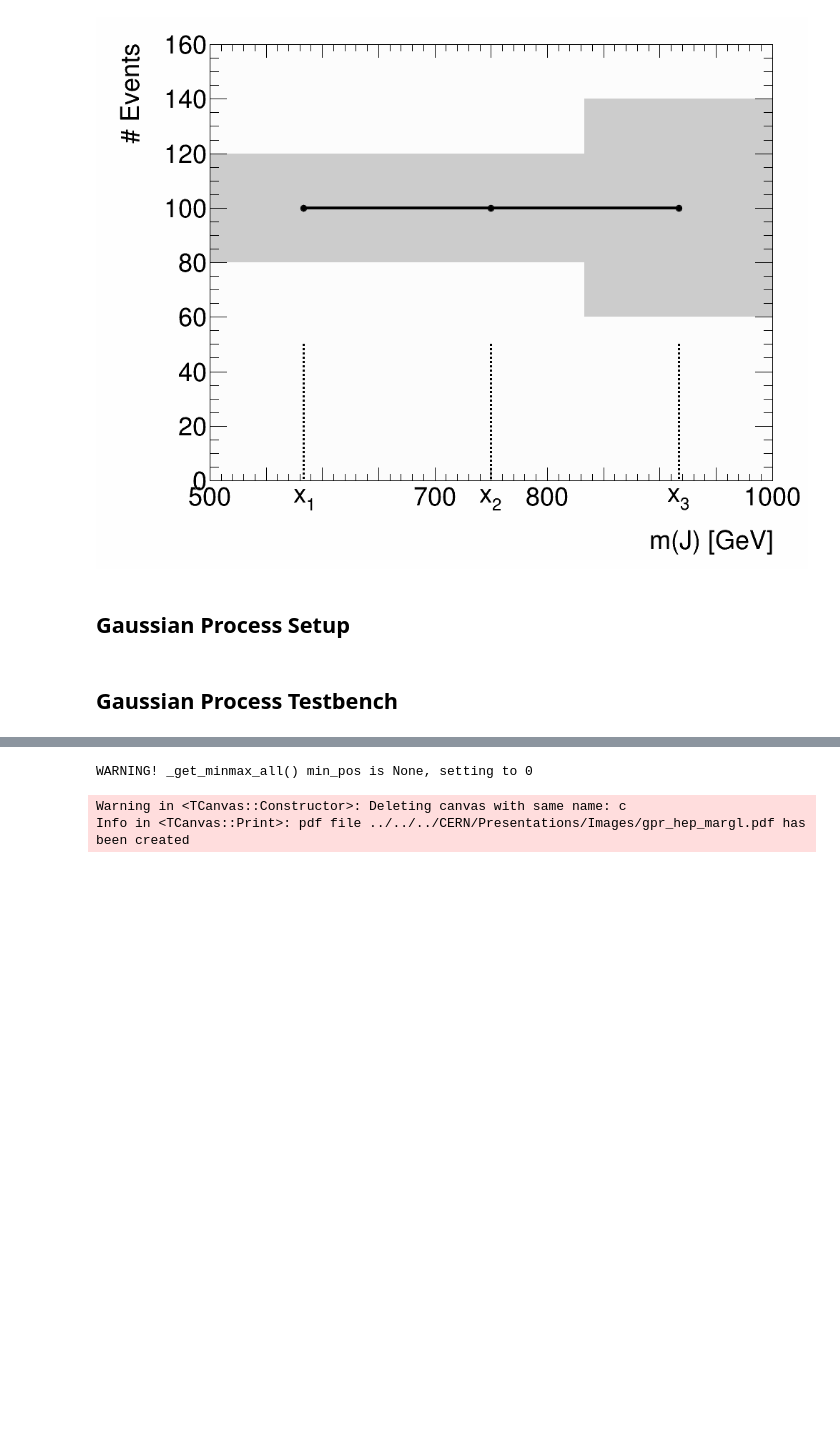
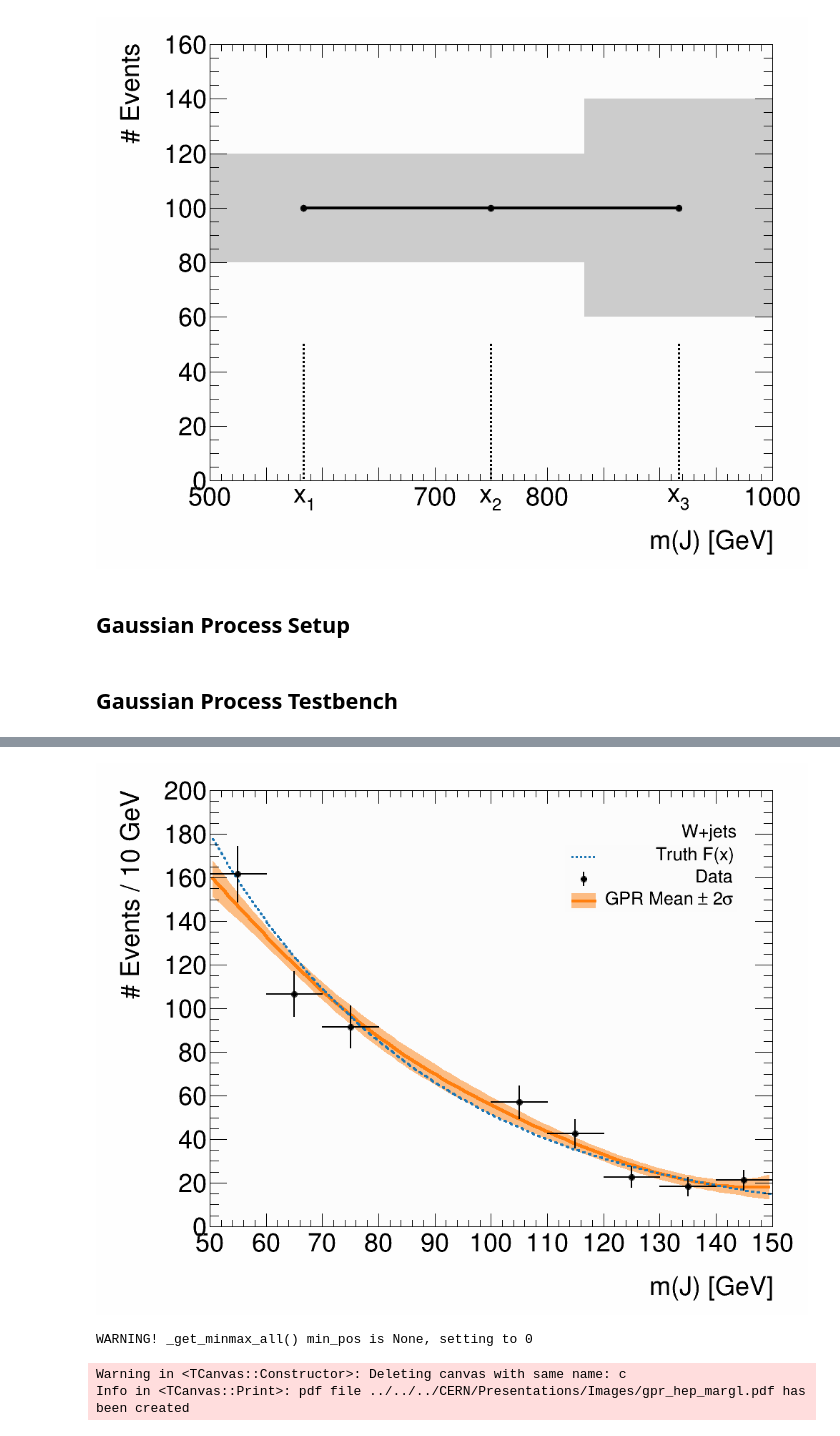
Before and after one commit to riley-x/GaussianProcessExample, a Jupyter notebook: hep.ipynb, the cells around one changed output, grey strips where cells are left out. Cells and saved outputs as stored; diff of their text form; code cells hidden in the pictures; blank space fills up the shorter version.

```diff
--- a/hep.ipynb
+++ b/hep.ipynb
@@ -8,7 +8,8 @@ import numpy as np
 from plotting import plot
 import random
 # %%
-plot_dir = '../../../CERN/Presentations/Images/' # Set this to None to not save plot images
+# plot_dir = '../../../CERN/Presentations/Images/' # Set this to None to not save plot images
+plot_dir = '../../../CERN/Notebook/Thesis/figs/vjets_fitting/' # Set this to None to not save plot images
 
 def save(c, file_name):
     if plot_dir:
@@ -74,9 +72,9 @@ Warning in <TROOT::Append>: Replacing existing TH1: h_data (Potential memory lea
 ### Common plotting function ###
 h_frame = h_data.Clone()
 
-def base_plot(file_name, add_ons=None):
+def base_plot(file_name, add_ons=None, **kwargs):
     c = canvas()
-    _ = plot._plot(c, [h_frame],
+    opts = dict(
         opts=['E'],
         linecolor=ROOT.kBlack,
         linewidth=0,
@@ -90,11 +88,13 @@ def base_plot(file_name, add_ons=None):
         subtitle='W+jets',
         legend=None,
     )
-    if add_ons: add_ons(c)
+    opts.update(kwargs)
+    cache = plot._plot(c, [h_frame], **opts)
+    if add_ons: cache.append(add_ons(c))
 
     c.Draw()
     save(c, file_name)
-    return [c, _]
+    return [c, cache]
 
 _ = base_plot('gpr_hep_empty.pdf')
 # %% [output]
@@ -580,22 +520,21 @@ X_train = np.reshape(x_train, (1, -1))
 y_train = np.array(y_train)
 e_train = np.sqrt(y_train)
 # %%
-n_test = 200
-length_scale = 70
-gamma_factor = 20
+n_test = 100
 X_test = np.linspace(m_min, m_max, n_test).reshape(1, -1) # (1, m)
-mean_prior = np.ones(n_test) * 100 # (m)
-def mean(x): return 100
-# def kernel(x, y): return se_kernel(x, y, l=length_scale, g=gamma_factor)
-def kernel(x, y): return matern32_kernel(x, y, l=length_scale, g=gamma_factor)
+
+mean_prior = np.ones(n_test) * 80 # (m)
+def mean(x): return 80
+
+length_scale = 50
+gamma_factor = 40
+def kernel(x, y): return se_kernel(x, y, l=length_scale, g=gamma_factor)
+kernel_name = f'rbf_l{length_scale}_g{gamma_factor}'
+
+# def kernel(x, y): return matern32_kernel(x, y, l=length_scale, g=gamma_factor)
+# kernel_name = f'matern_nu1.5_l{length_scale}_g{gamma_factor}'
+
 # def kernel(x, y): return rational_quadratic_kernel(x, y, l=length_scale, g=gamma_factor)
-kernel_name = f'matern_nu1.5_l{length_scale}_g{gamma_factor}'
 
 # Solve
 cov_prior, mean_post, cov_post, _ = get_posterior(X_train, y_train, X_test, kernel, mean, e_train)
-
-# Plot prior
-_ = draw_gp(mean_prior, cov_prior, f'gpr_hep_prior_{kernel_name}.pdf')
-
-# Plot posterior
-_ = draw_gp(mean_post, cov_post, f'gpr_hep_post_{kernel_name}.pdf', draw_data=True)
@@ -613,0 +599,4 @@ Info in <TCanvas::Print>: pdf file ../../../CERN/Presentations/Images/gpr_hep_po
+# %%
+# Plot posterior
+_ = draw_gp(mean_post, cov_post, f'gpr_hep_post_{kernel_name}.pdf', draw_data=True, draw_truth=True, n_samples=0, color=plot.colors.orange)
+# %% [output]
@@ -614,3 +607,4 @@ Info in <TCanvas::Print>: pdf file ../../../CERN/Presentations/Images/gpr_hep_po
+[figure, added]
 # %%
 ### Marginal Likelihood Scan ###
 X_test = np.linspace(m_min, m_max, 200).reshape(1, -1) # (1, m)
```
Also changed, not shown: parts of 7 cells of this notebook.
